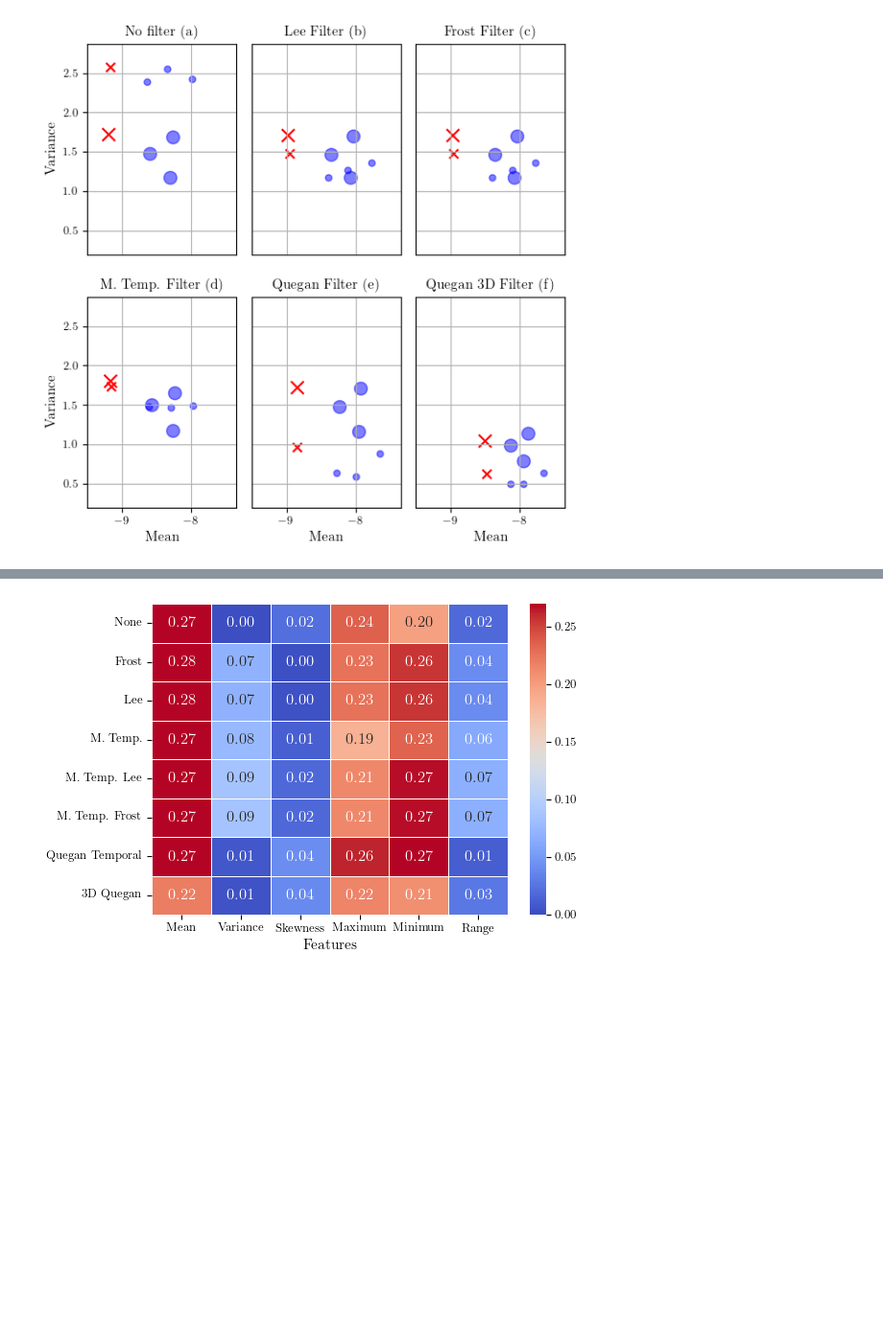
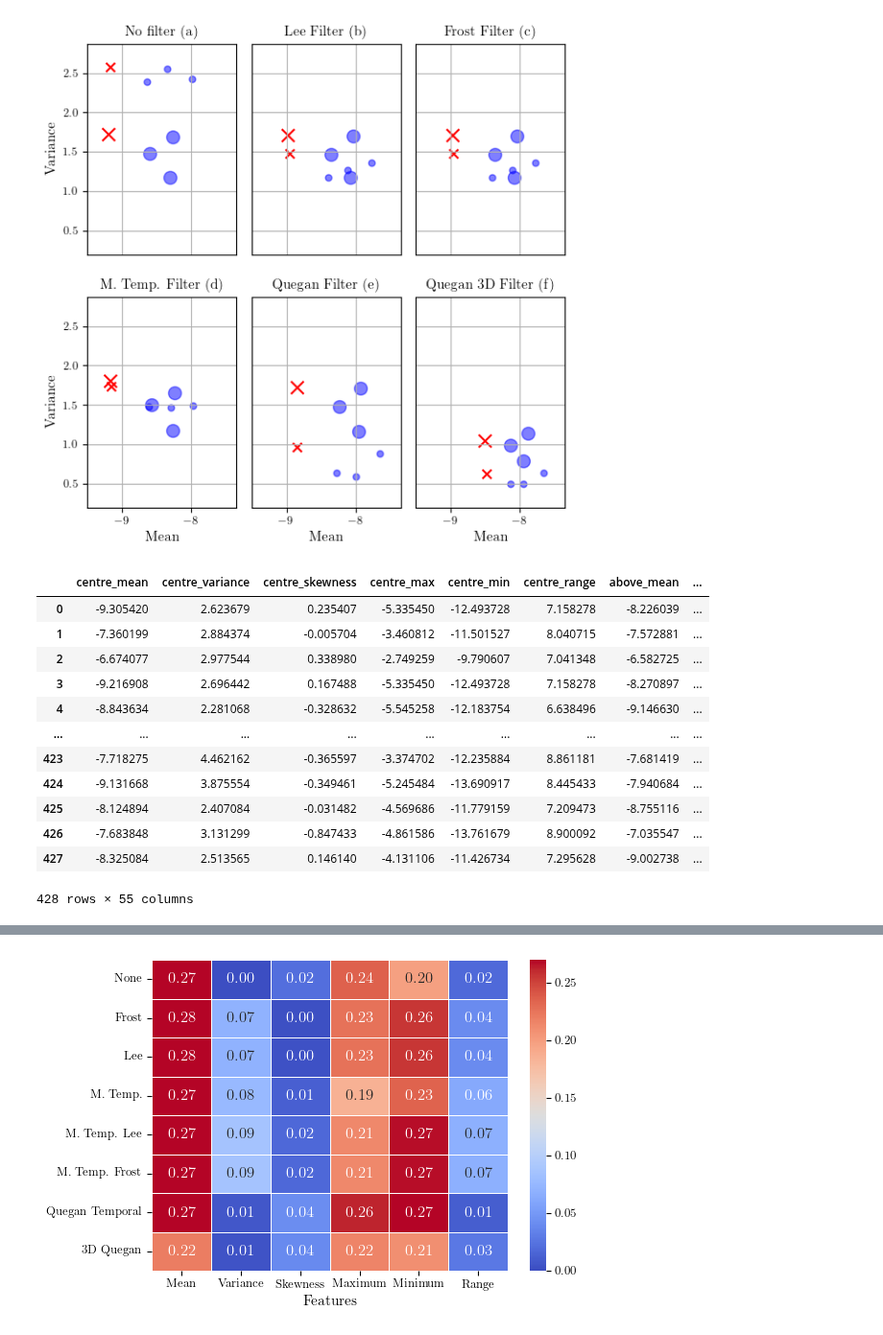
Before and after one commit to ol-webb/tree_gaps4, a Jupyter notebook: all_gaps_mk2/main1 - Copy.ipynb, the cells around one changed output, grey strips where cells are left out. Shown at 96% size. Cells and saved outputs as stored; diff of their text form; code cells hidden in the pictures; blank space fills up the shorter version.

```diff
--- a/all_gaps_mk2/main1 - Copy.ipynb
+++ b/all_gaps_mk2/main1 - Copy.ipynb
@@ -2567,3 +2576,19 @@ def calculate_cluster_metrics(feature_matrix):
+# %%
+X_df_2yr_clean
+# %% [output]
+|  | centre_mean | centre_variance | centre_skewness | centre_max | centre_min | centre_range | above_mean | ... |
+| 0 | -9.305420 | 2.623679 | 0.235407 | -5.335450 | -12.493728 | 7.158278 | -8.226039 | ... |
+| 1 | -7.360199 | 2.884374 | -0.005704 | -3.460812 | -11.501527 | 8.040715 | -7.572881 | ... |
+| 2 | -6.674077 | 2.977544 | 0.338980 | -2.749259 | -9.790607 | 7.041348 | -6.582725 | ... |
+| 3 | -9.216908 | 2.696442 | 0.167488 | -5.335450 | -12.493728 | 7.158278 | -8.270897 | ... |
+| 4 | -8.843634 | 2.281068 | -0.328632 | -5.545258 | -12.183754 | 6.638496 | -9.146630 | ... |
+| ... | ... | ... | ... | ... | ... | ... | ... | ... |
+| 423 | -7.718275 | 4.462162 | -0.365597 | -3.374702 | -12.235884 | 8.861181 | -7.681419 | ... |
+| 424 | -9.131668 | 3.875554 | -0.349461 | -5.245484 | -13.690917 | 8.445433 | -7.940684 | ... |
+| 425 | -8.124894 | 2.407084 | -0.031482 | -4.569686 | -11.779159 | 7.209473 | -8.755116 | ... |
+| 426 | -7.683848 | 3.131299 | -0.847433 | -4.861586 | -13.761679 | 8.900092 | -7.035547 | ... |
+| 427 | -8.325084 | 2.513565 | 0.146140 | -4.131106 | -11.426734 | 7.295628 | -9.002738 | ... |
+428 rows × 55 columns
 # %%
 dataframes_list = [
     "X_df_2yr_clean", "X_df_2yr_frost_clean", "X_df_2yr_lee_clean", "X_df_2yr_temporal_clean",
```
Also changed, not shown: parts of 25 cells of this notebook, 7 other files.
